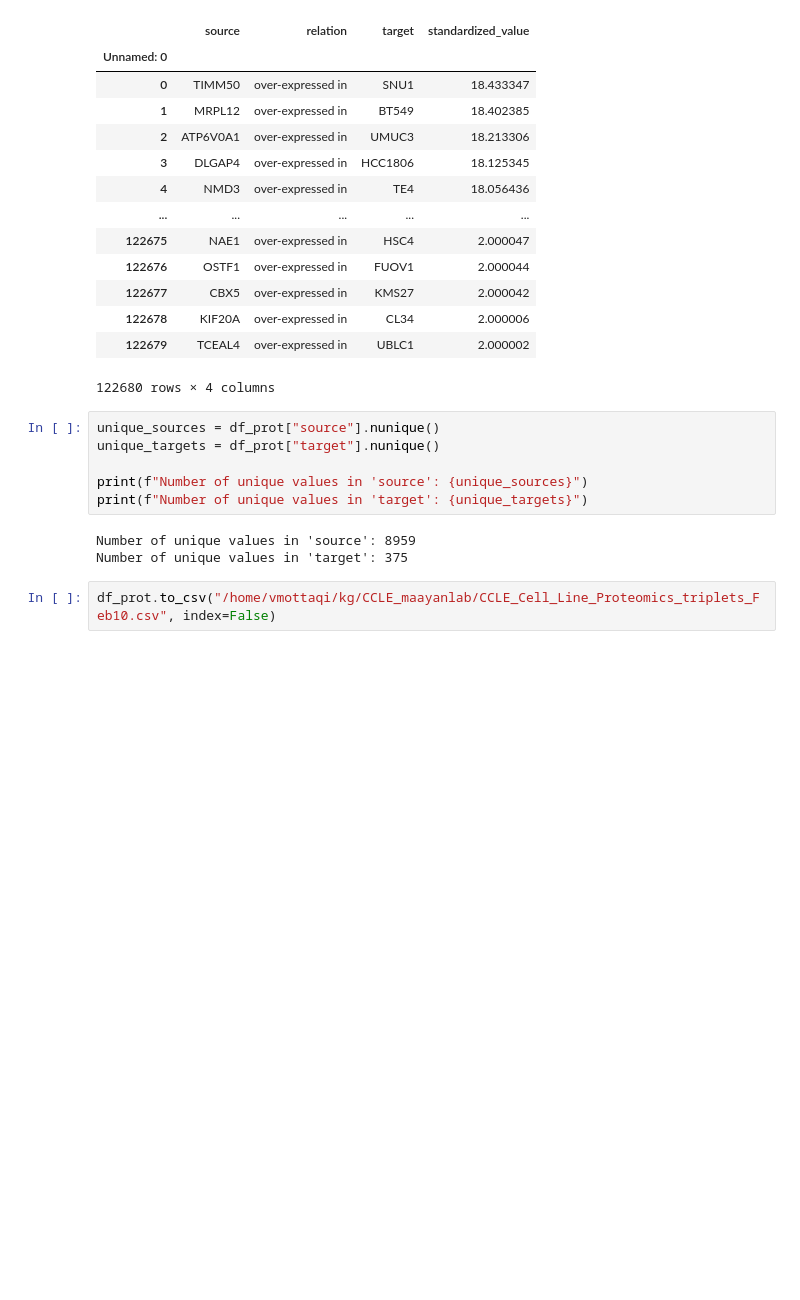
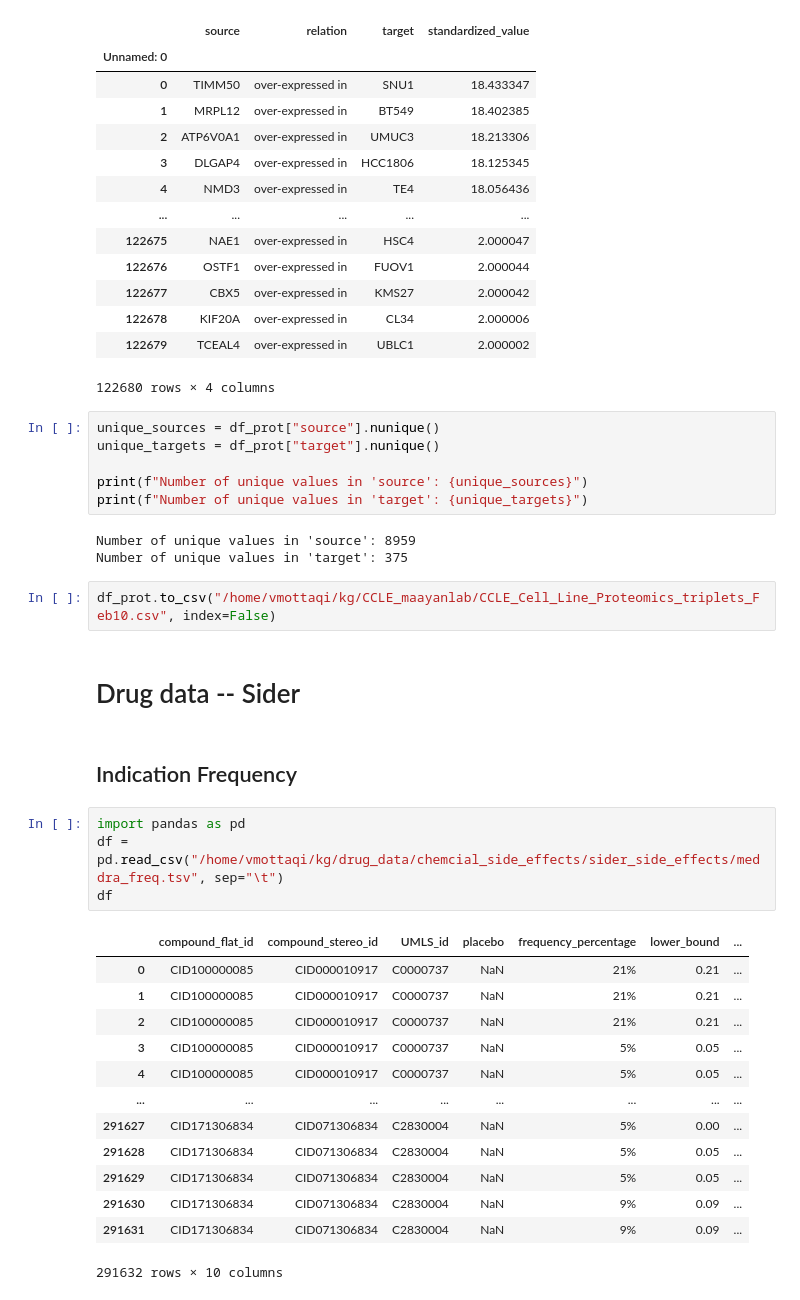
Before and after one commit to mmottaqii/KG-DrugDiscovery, a Jupyter notebook: scripts/kg_preprocessing.ipynb, the cells around one changed output. Drawn from its saved outputs; the diff is of its cells as text; blank space fills up the shorter version.

```diff
--- a/scripts/kg_preprocessing.ipynb
+++ b/scripts/kg_preprocessing.ipynb
@@ -3829,3 +4208,25 @@ Number of unique values in 'source': 8959
 Number of unique values in 'target': 375
 # %%
 df_prot.to_csv("/home/vmottaqi/kg/CCLE_maayanlab/CCLE_Cell_Line_Proteomics_triplets_Feb10.csv", index=False)
+# %% [markdown]
+# Drug data -- Sider
+# %% [markdown]
+## Indication Frequency
+# %%
+import pandas as pd
+df = pd.read_csv("/home/vmottaqi/kg/drug_data/chemcial_side_effects/sider_side_effects/meddra_freq.tsv", sep="\t")
+df
+# %% [output]
+|  | compound_flat_id | compound_stereo_id | UMLS_id | placebo | frequency_percentage | lower_bound | ... |
+| 0 | CID100000085 | CID000010917 | C0000737 | NaN | 21% | 0.21 | ... |
+| 1 | CID100000085 | CID000010917 | C0000737 | NaN | 21% | 0.21 | ... |
+| 2 | CID100000085 | CID000010917 | C0000737 | NaN | 21% | 0.21 | ... |
+| 3 | CID100000085 | CID000010917 | C0000737 | NaN | 5% | 0.05 | ... |
+| 4 | CID100000085 | CID000010917 | C0000737 | NaN | 5% | 0.05 | ... |
+| ... | ... | ... | ... | ... | ... | ... | ... |
+| 291627 | CID171306834 | CID071306834 | C2830004 | NaN | 5% | 0.00 | ... |
+| 291628 | CID171306834 | CID071306834 | C2830004 | NaN | 5% | 0.05 | ... |
+| 291629 | CID171306834 | CID071306834 | C2830004 | NaN | 5% | 0.05 | ... |
+| 291630 | CID171306834 | CID071306834 | C2830004 | NaN | 9% | 0.09 | ... |
+| 291631 | CID171306834 | CID071306834 | C2830004 | NaN | 9% | 0.09 | ... |
+291632 rows × 10 columns
```
Also changed, not shown: parts of 44 cells of this notebook.
